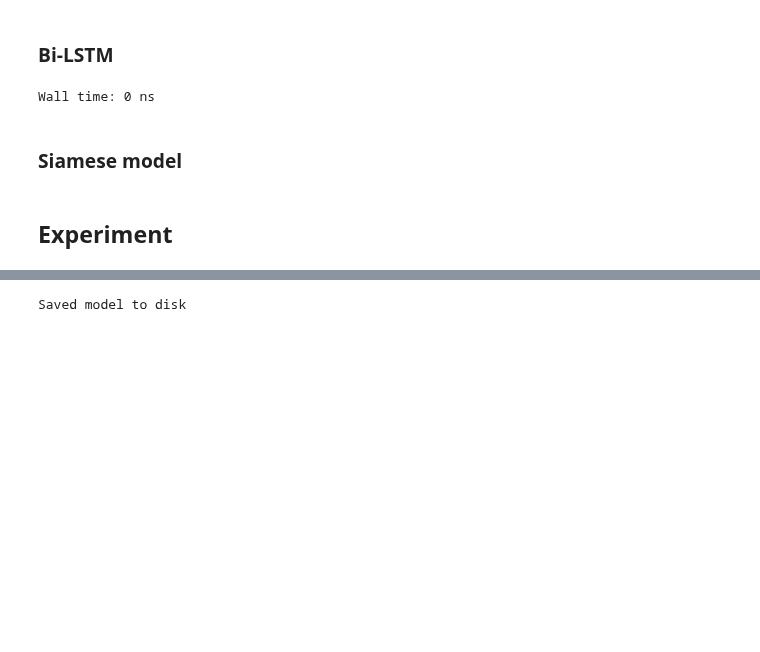
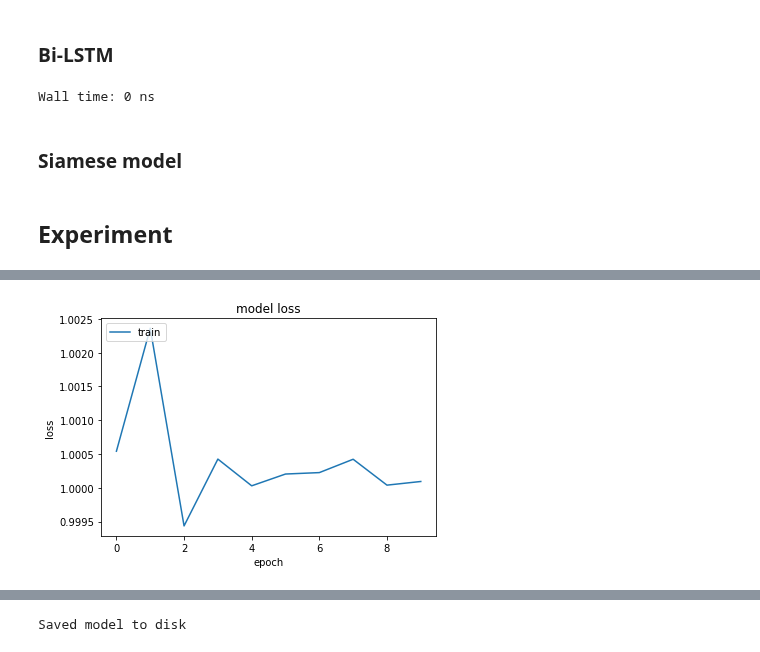
Before and after one commit to thiagomarquesrocha/siameseQAT, a Jupyter notebook: baseline.ipynb, the cells around one changed output, grey strips where cells are left out. Saved outputs shown, nothing was run; the diff lists cells and outputs as text; code cells hidden in the pictures; blank space fills up the shorter version.

Commit message:
feat: Experiment considering the max margin loss and classify model using softmax

```diff
--- a/baseline.ipynb
+++ b/baseline.ipynb
@@ -226,6 +238,8 @@ len(sentence_dict)
 # %% [markdown]
 ### Generating tiple of batches
 # %%
+%%time
+
 import random
 import _pickle as pickle
 import numpy as np
@@ -274,5 +288,8 @@ def prepare_dataset(data):
 def siam_gen(data, batch_size, n_neg):
     while True:
         input_sample, input_pos, input_neg, sim = batch_iterator(data, batch_size, n_neg)
-        yield { 'title_in' : input_sample['title'], 'title_pos': input_pos['title'], 'title_neg' : input_neg['title'],
-        'desc_in' : input_sample['description'], 'desc_pos' : input_pos['description'], 'desc_neg' : input_neg['description'] }, sim
+        yield ({ 'title_in' : input_sample['title'], 'title_pos': input_pos['title'], 'title_neg' : input_neg['title'],
+        'desc_in' : input_sample['description'], 'desc_pos' : input_pos['description'], 'desc_neg' : input_neg['description'] }, None)
+
+bug_dir = os.path.join(DIR)
+prepare_dataset(bug_dir)
@@ -672,7 +669,7 @@ def margin_loss(y_true, y_pred):
 from keras.layers import concatenate, Add, Lambda
 from keras.optimizers import Adam
 
-def siamese_model(max_sequence_length_t, max_sequence_length_d):
+def siamese_model(lstm_feature_model, cnn_feature_model, max_sequence_length_t, max_sequence_length_d):
 
   bug_t_in = Input(shape = (max_sequence_length_t, ), name = 'title_in')
   bug_t_pos = Input(shape = (max_sequence_length_t, ), name = 'title_pos')
@@ -694,16 +691,17 @@ def siamese_model(max_sequence_length_t, max_sequence_length_d):
   encoded_positive = concatenate([bug_t_pos_feat_lstm, bug_d_pos_feat_cnn], name = 'merge_features_pos')
   encoded_negative = concatenate([bug_t_neg_feat_lstm, bug_d_neg_feat_cnn], name = 'merge_features_neg')
 
-
   loss = MarginLoss()([encoded_anchor, encoded_positive, encoded_negative])
 
-  loss = Dense(2, activation = 'softmax')(loss)
+  #loss = Dense(2, activation = 'softmax')(loss)
 
-  #adam = Adam(lr=0.001, beta_1=0.9, beta_2=0.999, epsilon=None, decay=0.01, amsgrad=False)
+  #adam = Adam(lr=0.01, beta_1=0.9, beta_2=0.999, epsilon=None, decay=0.01, amsgrad=False)
 
-  similarity_model = Model(inputs = [bug_t_in, bug_t_pos, bug_t_neg, bug_d_in, bug_d_pos, bug_d_neg], outputs = loss, name = 'Similarity_Model')
+  similarity_model = Model(inputs = [bug_t_in, bug_t_pos, bug_t_neg, bug_d_in, bug_d_pos, bug_d_neg],
+                           outputs = loss, name = 'Similarity_Model')
+
   # setup the optimization process
-  similarity_model.compile(optimizer='adam', loss = margin_loss, metrics = ['accuracy']) # 'binary_crossentropy'
+  similarity_model.compile(optimizer='adam', loss=None) # 'binary_crossentropy' loss='categorical_crossentropy' metrics = ['accuracy']
 
   return similarity_model
 # %% [markdown]
@@ -713,9 +709,7 @@ def siamese_model(max_sequence_length_t, max_sequence_length_d):
 # %%
 %%time
 
-from keras.callbacks import EarlyStopping
-
-# early = EarlyStopping(monitor='loss', patience = 5, min_delta=0, verbose=0)
+# Inspired on https://pastebin.com/TaGFdcBA
 
 keras.backend.clear_session()
 
@@ -731,14 +725,14 @@ lstm_feature_model = lstm_model(embeddings=embedding_matrix,
                               max_sequence_length=MAX_SEQUENCE_LENGTH_T,
                               trainable=False)
 
-similarity_model = siamese_model(MAX_SEQUENCE_LENGTH_T, MAX_SEQUENCE_LENGTH_D)
+similarity_model = siamese_model(lstm_feature_model, cnn_feature_model, MAX_SEQUENCE_LENGTH_T, MAX_SEQUENCE_LENGTH_D)
 
 # cnn_feature_model.summary()
 # lstm_feature_model.summary()
 similarity_model.summary()
 
 h = similarity_model.fit_generator(train_gen,
-                               steps_per_epoch = 256,
-                               validation_data=test_gen,
-                                             epochs = 100,
-                                             verbose = True)
+                               steps_per_epoch = 16,
+                               #validation_data=test_gen, #
+                                             epochs = 10,
+                                             verbose = True) # callbacks=[early]
@@ -744,0 +760,11 @@ h = similarity_model.fit_generator(train_gen,
+# %%
+loss=h.history['loss']
+
+plt.plot(loss, label='loss')
+plt.title('model loss')
+plt.ylabel('loss')
+plt.xlabel('epoch')
+plt.legend(['train'], loc='upper left')
+plt.show()
+# %% [output]
+[figure, added]
```
Also changed, not shown: parts of 32 cells of this notebook.
